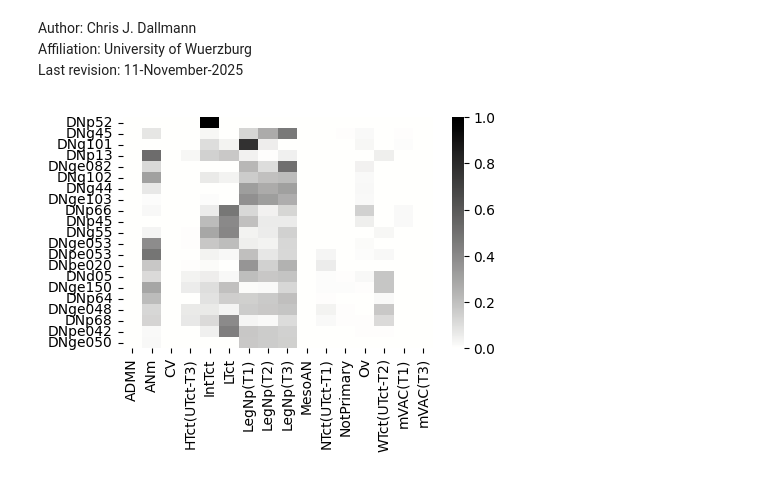
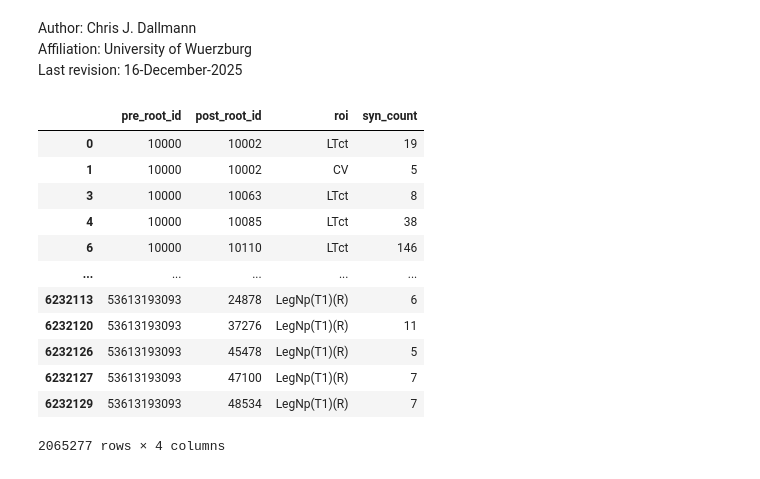
Before and after one commit to chrisjdallmann/roadrunner, a Jupyter notebook: code/manc_neuropil_analysis.ipynb, the cells around one changed output. Saved outputs shown, nothing was run; the diff lists cells and outputs as text; code cells hidden in the pictures.

```diff
--- a/code/manc_neuropil_analysis.ipynb
+++ b/code/manc_neuropil_analysis.ipynb
@@ -1,5 +1,5 @@
 # %% [markdown]
 Author: Chris J. Dallmann \
 Affiliation: University of Wuerzburg \
-Last revision: 11-November-2025
+Last revision: 16-December-2025
 # %%
@@ -30,3 +31,26 @@ df_class = df_class.rename(columns={"bodyId": "root_id",
                                     "predictedNt": "nt_type",
                                     "predictedNtProb": "nt_type_score"},
                            errors="raise")
+# %%
+# Remove connections between neurons smaller than syn_thresh
+df_connectivity_summed = df_connectivity.copy()
+df_connectivity_summed = df_connectivity_summed.groupby(['pre_root_id','post_root_id'])['syn_count'].sum().reset_index().sort_values('syn_count', ascending=False)
+df_connectivity_summed = df_connectivity_summed[df_connectivity_summed.syn_count>=syn_thresh]
+acceptable_pairs = (df_connectivity_summed[["pre_root_id", "post_root_id"]].drop_duplicates().apply(tuple, axis=1).tolist())
+
+df_connectivity = df_connectivity[df_connectivity[["pre_root_id", "post_root_id"]].apply(tuple, axis=1).isin(acceptable_pairs)]
+df_connectivity
+# %% [output]
+|  | pre_root_id | post_root_id | roi | syn_count |
+| 0 | 10000 | 10002 | LTct | 19 |
+| 1 | 10000 | 10002 | CV | 5 |
+| 3 | 10000 | 10063 | LTct | 8 |
+| 4 | 10000 | 10085 | LTct | 38 |
+| 6 | 10000 | 10110 | LTct | 146 |
+| ... | ... | ... | ... | ... |
+| 6232113 | 53613193093 | 24878 | LegNp(T1)(R) | 6 |
+| 6232120 | 53613193093 | 37276 | LegNp(T1)(R) | 11 |
+| 6232126 | 53613193093 | 45478 | LegNp(T1)(R) | 5 |
+| 6232127 | 53613193093 | 47100 | LegNp(T1)(R) | 7 |
+| 6232129 | 53613193093 | 48534 | LegNp(T1)(R) | 7 |
+2065277 rows × 4 columns
@@ -123,13 +150 @@ connectivity_matrix = connectivity_matrix_grouped
 del connectivity_matrix_grouped
-# %%
-# Plot connectivity matrix
-fig, ax = plt.subplots(figsize=(5,3))
-cmap = cmocean.cm.gray_r
-
-sns.heatmap(connectivity_matrix,
-            xticklabels = neuropils,
-            yticklabels = neuron_names,
-            cmap = cmap)
-plt.show()
-# %% [output]
-[figure, removed]
```
Also changed, not shown: parts of 13 cells of this notebook.
